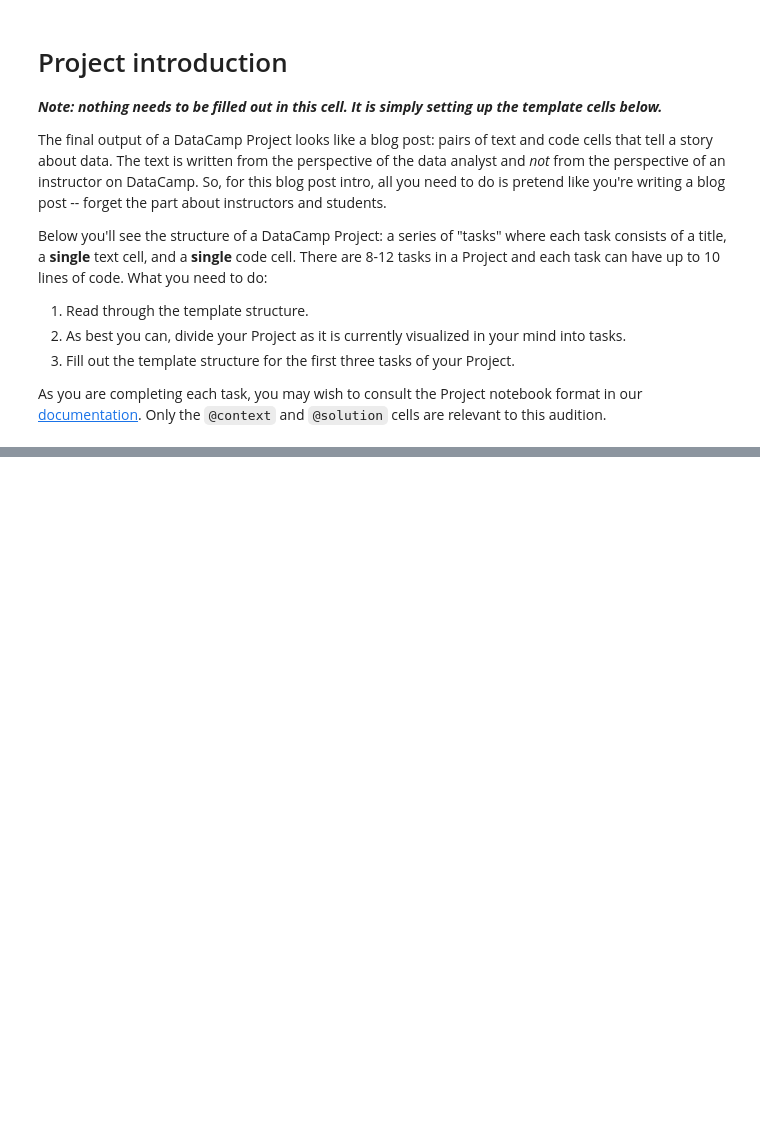
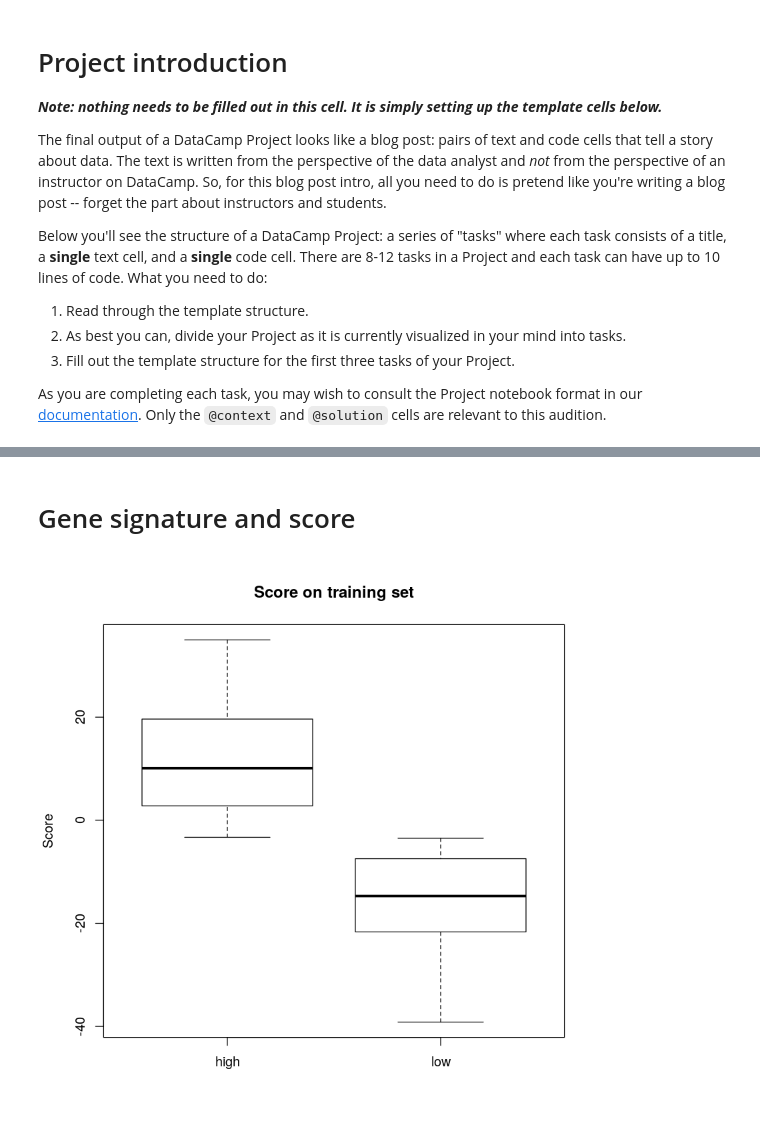
Before and after one commit to pprovero/projects-instructor-application-r, a Jupyter notebook: audition.ipynb, the cells around one changed output, grey strips where cells are left out. Drawn from its saved outputs; the diff is of its cells as text; code cells hidden in the pictures; blank space fills up the shorter version.

```diff
--- a/audition.ipynb
+++ b/audition.ipynb
@@ -76,0 +179,10 @@ Please include a rough draft of the code for the rest of your proposed Project b
+# %%
+# count the number of missing values for all features
+n.na <- rowSums(is.na(as.data.frame(expr)))
+# limit the analysis to features without missing values
+expr <- expr[which(n.na == 0), ]
+# compute the satndard deviation for each feature
+sd <- apply(expr, 1, sd)
+# limit the analysis to the 2000 features most variable across samples
+expr <- expr[order(sd, decreasing = TRUE),]
+expr <- head(expr, n = 2000)
@@ -76,0 +191,12 @@ Please include a rough draft of the code for the rest of your proposed Project b
+# %%
+# set the random seed for reproducibility
+set.seed(1)
+# choose 237 samples for training and the remaining 100 for testing
+train_samples <- sample(x = 1:ncol(expr), size = 237, replace = FALSE)
+# build separate training and testing datasets
+expr_train <- expr[, train_samples]
+pheno_train <- pheno[train_samples,]
+surv_train <- Surv(time = pheno_train$t.rfs, event = pheno_train$e.rfs)
+expr_test <- expr[, -train_samples]
+pheno_test <- pheno[-train_samples,]
+surv_test <- Surv(time = pheno_test$t.rfs, event = pheno_test$e.rfs)
@@ -76,0 +205,12 @@ Please include a rough draft of the code for the rest of your proposed Project b
+# %%
+# define a function to extract z and p_value from Cox analysis
+do_cox <- function(surv, x) {summary(coxph(surv ~ x))$coefficients[1,4:5]}
+# perform Cox analysis in the training set on all features
+cox <- t(apply(expr_train, 1, do_cox, surv = surv_train))
+colnames(cox)[2] <- "p_value"
+# add information about the genes associated to the features
+cox <- merge(cox, feature[, c("NCBI.gene.symbol", "Description")], by = 0)
+# order by p-value
+cox <- cox[order(cox[, "p_value"]), ]
+# show the top ten features by significance
+head(cox, n = 10)
@@ -76,0 +231,15 @@ Please include a rough draft of the code for the rest of your proposed Project b
+# %% [markdown]
+# Gene signature and score
+# %%
+# build a signature using the top 20 features by significance
+sig <- head(cox, n = 20)
+# consider gene expression limited to the signature features
+expr_sig_train <- expr_train[sig$Row.names, ]
+# compute the score for each paitient in the training set
+score_train <- apply(expr_sig_train, 2, function(x) sum(x * sig$z))
+# divide patients in high- and low-score
+score_status_train <- ifelse(score_train > median(score_train), "high", "low")
+# sanity check...
+boxplot(score_train ~ score_status_train, main = "Score on training set", ylab = "Score")
+# %% [output]
+[figure, added]
```
Also changed, not shown: parts of 30 cells of this notebook.
